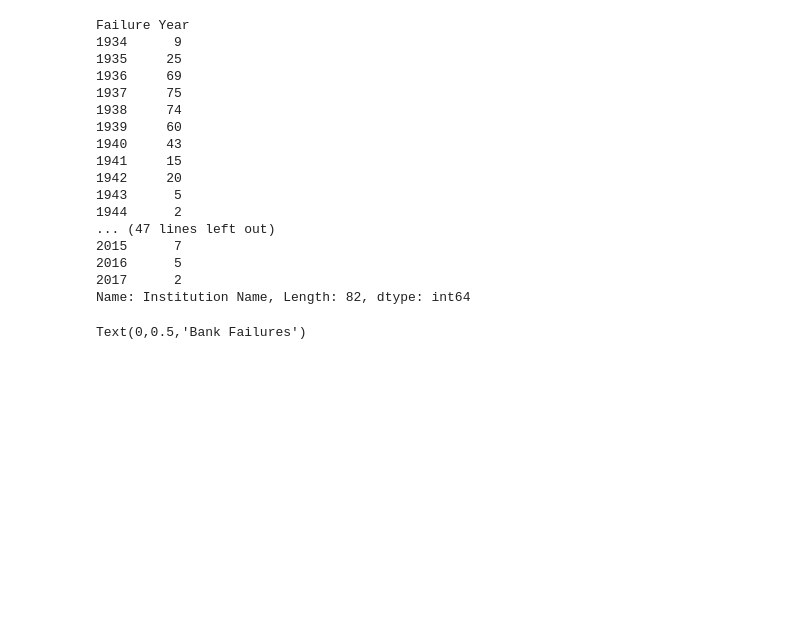
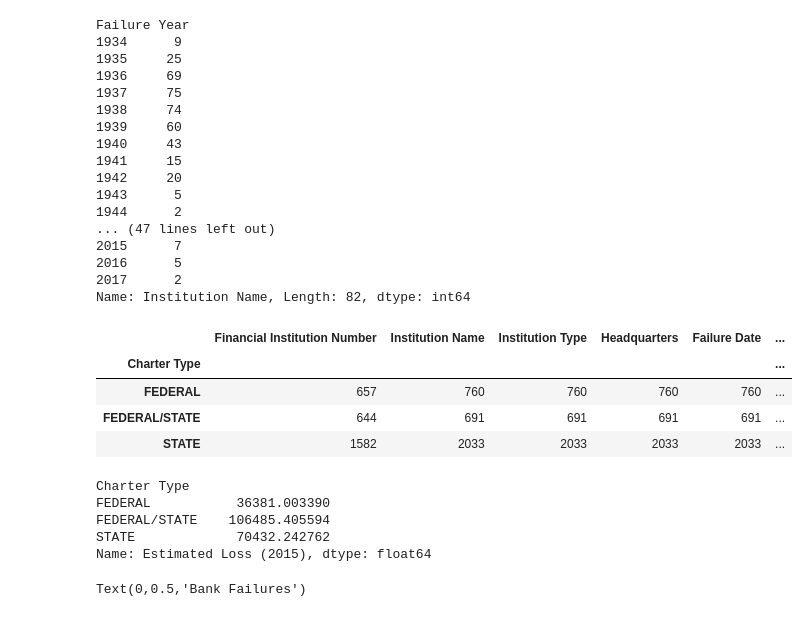
Before and after one commit to bar10009/Thinkful-Capstone-, a Jupyter notebook: Capstone Project 2018.ipynb, the cells around one changed output. Saved outputs shown, nothing was run; the diff lists cells and outputs as text; code cells hidden in the pictures; blank space fills up the shorter version.

```diff
--- a/Capstone Project 2018.ipynb
+++ b/Capstone Project 2018.ipynb
@@ -114,6 +105,22 @@ Failure Year
 2016      5
 2017      2
 Name: Institution Name, Length: 82, dtype: int64
+# %%
+banks.groupby('Charter Type').agg('count')
+# %% [output]
+|  | Financial Institution Number | Institution Name | Institution Type | Headquarters | Failure Date | ... |
+| Charter Type |  |  |  |  |  | ... |
+| FEDERAL | 657 | 760 | 760 | 760 | 760 | ... |
+| FEDERAL/STATE | 644 | 691 | 691 | 691 | 691 | ... |
+| STATE | 1582 | 2033 | 2033 | 2033 | 2033 | ... |
+# %%
+banks.groupby(['Charter Type'])['Estimated Loss (2015)'].agg('mean')
+# %% [output]
+Charter Type
+FEDERAL           36381.003390
+FEDERAL/STATE    106485.405594
+STATE             70432.242762
+Name: Estimated Loss (2015), dtype: float64
 # %%
 plt.hist(banks['Failure Year'], bins=range(1934,2017))
 plt.xlabel('Year')
```
Also changed, not shown: parts of 20 cells of this notebook.
